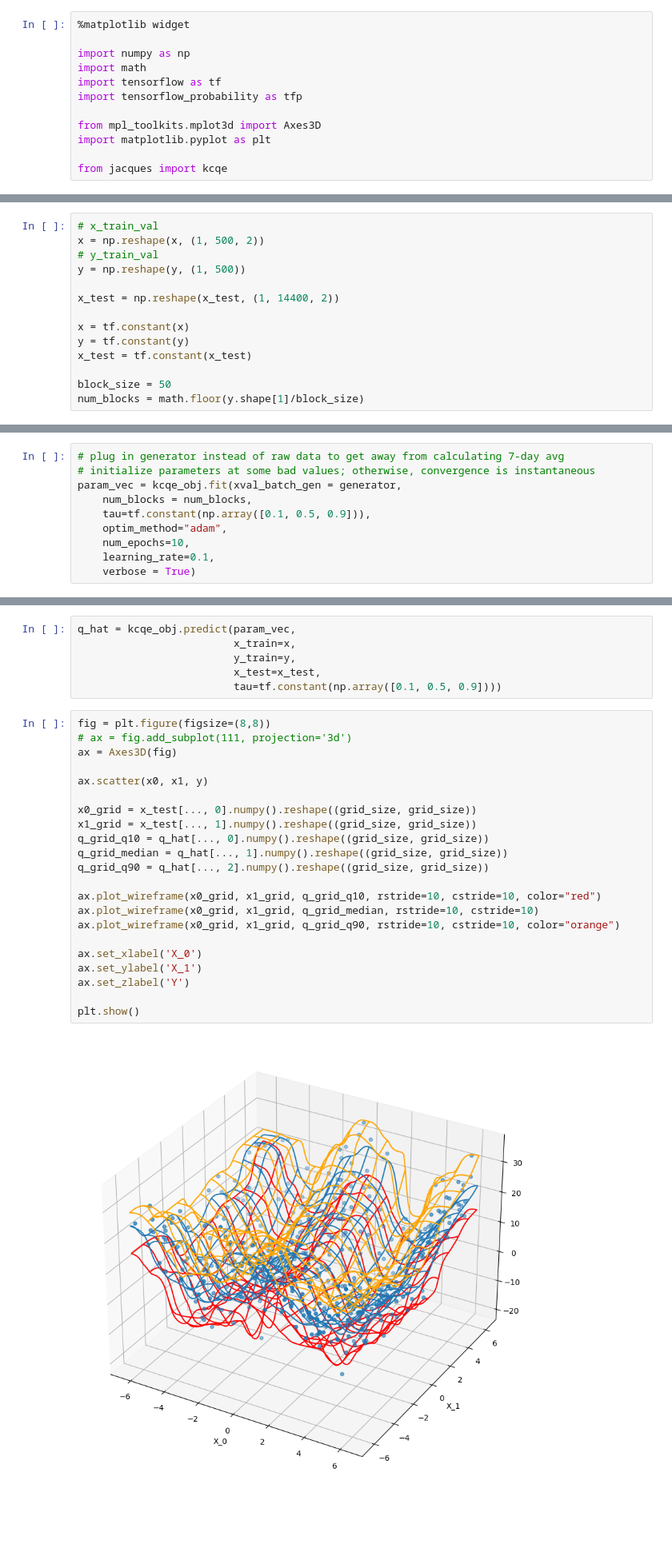
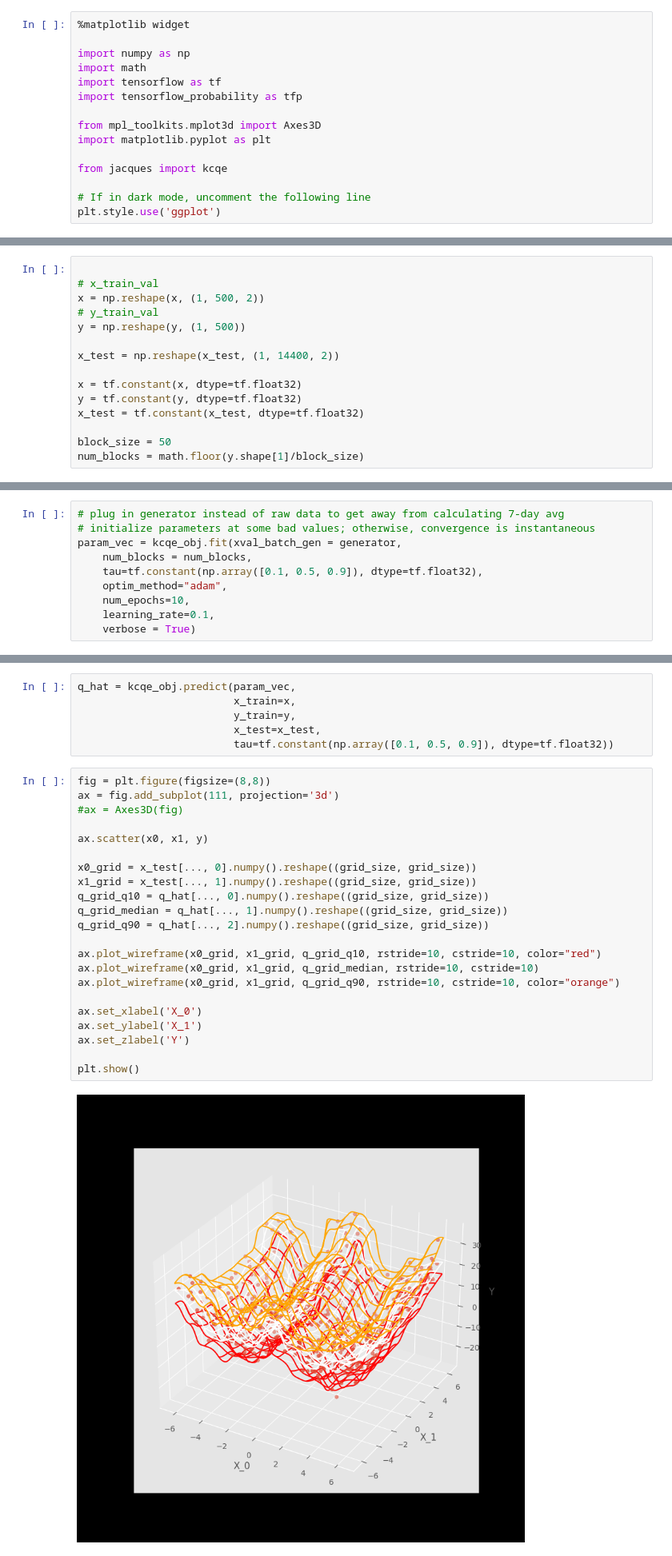
Before and after one commit to reichlab/jacques, a Jupyter notebook: demo.ipynb, the cells around one changed output, grey strips where cells are left out. Shown at 80% size. Saved outputs shown, nothing was run; the diff lists cells and outputs as text; blank space fills up the shorter version.

```diff
--- a/demo.ipynb
+++ b/demo.ipynb
@@ -10,6 +10,9 @@ from mpl_toolkits.mplot3d import Axes3D
 import matplotlib.pyplot as plt
 
 from jacques import kcqe
+
+# If in dark mode, uncomment the following line
+plt.style.use('ggplot')
 # %%
 # Data generation adapted from https://matplotlib.org/stable/gallery/mplot3d/scatter3d.html
 # Fix random state for reproducibility
@@ -35,6 +48,7 @@ x_test = np.concatenate(
     axis=1
 )
 # %%
+
 # x_train_val
 x = np.reshape(x, (1, 500, 2))
 # y_train_val
@@ -42,9 +56,9 @@ y = np.reshape(y, (1, 500))
 
 x_test = np.reshape(x_test, (1, 14400, 2))
 
-x = tf.constant(x)
-y = tf.constant(y)
-x_test = tf.constant(x_test)
+x = tf.constant(x, dtype=tf.float32)
+y = tf.constant(y, dtype=tf.float32)
+x_test = tf.constant(x_test, dtype=tf.float32)
 
 block_size = 50
 num_blocks = math.floor(y.shape[1]/block_size)
@@ -138,7 +149,7 @@ generator = kcqe_obj.generator(x, y, batch_size = 10, block_size = block_size)
 # initialize parameters at some bad values; otherwise, convergence is instantaneous
 param_vec = kcqe_obj.fit(xval_batch_gen = generator,
     num_blocks = num_blocks,
-    tau=tf.constant(np.array([0.1, 0.5, 0.9])),
+    tau=tf.constant(np.array([0.1, 0.5, 0.9]), dtype=tf.float32),
     optim_method="adam",
     num_epochs=10,
     learning_rate=0.1,
@@ -166,28 +178,28 @@ q_hat = kcqe_obj.predict(param_vec,
                          x_train=x,
                          y_train=y,
                          x_test=x_test,
-                         tau=tf.constant(np.array([0.1, 0.5, 0.9])))
+                         tau=tf.constant(np.array([0.1, 0.5, 0.9]), dtype=tf.float32))
 # %%
 fig = plt.figure(figsize=(8,8))
-# ax = fig.add_subplot(111, projection='3d')
-ax = Axes3D(fig)
+ax = fig.add_subplot(111, projection='3d')
+#ax = Axes3D(fig)
 
 ax.scatter(x0, x1, y)
 
 x0_grid = x_test[..., 0].numpy().reshape((grid_size, grid_size))
 x1_grid = x_test[..., 1].numpy().reshape((grid_size, grid_size))
 q_grid_q10 = q_hat[..., 0].numpy().reshape((grid_size, grid_size))
 q_grid_median = q_hat[..., 1].numpy().reshape((grid_size, grid_size))
 q_grid_q90 = q_hat[..., 2].numpy().reshape((grid_size, grid_size))
 
 ax.plot_wireframe(x0_grid, x1_grid, q_grid_q10, rstride=10, cstride=10, color="red")
 ax.plot_wireframe(x0_grid, x1_grid, q_grid_median, rstride=10, cstride=10)
 ax.plot_wireframe(x0_grid, x1_grid, q_grid_q90, rstride=10, cstride=10, color="orange")
 
 ax.set_xlabel('X_0')
 ax.set_ylabel('X_1')
 ax.set_zlabel('Y')
 
 plt.show()
 # %% [output]
-[figure, old version]
+[figure, new version]
```
Also changed, not shown: parts of 8 cells of this notebook, 9 other files.
